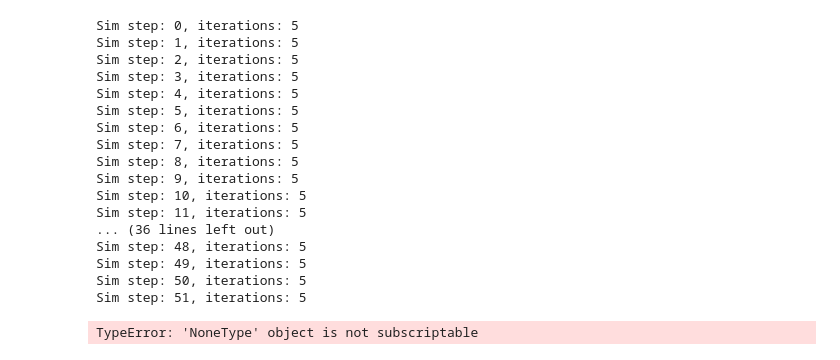
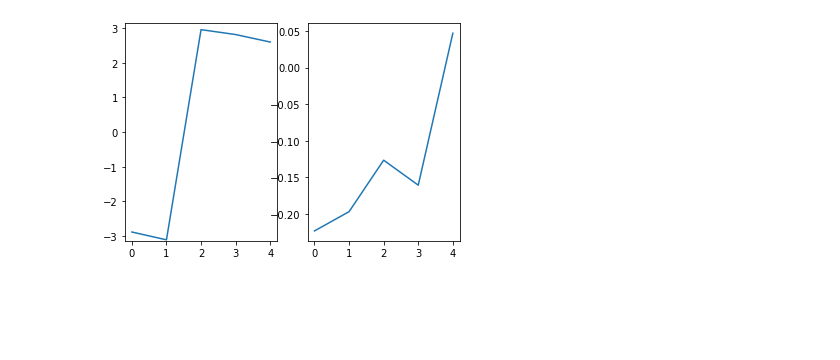
Before and after one commit to Mixxxxx358/NonlinearController, a Jupyter notebook: sincos_mpc_test_casadi.ipynb, the cells around one changed output. Drawn from its saved outputs; the diff is of its cells as text; code cells hidden in the pictures; blank space fills up the shorter version.

```diff
--- a/sincos_mpc_test_casadi.ipynb
+++ b/sincos_mpc_test_casadi.ipynb
@@ -109,12 +110,15 @@ offset = 0
 #++++++++++++++++++ start simulation step +++++++++++++++++++++++
 for k in range(nr_sim_steps):
     # extend normalized reference to form of extended state
-    r = extendReference((reference[:,k:k+Nc] - norm.y0[np.newaxis].T)/norm.ystd[np.newaxis].T, nx, ny, Nc)
+    # r = extendReference((reference[:,k:k+Nc] - norm.y0[np.newaxis].T)/norm.ystd[np.newaxis].T, nx, ny, Nc)
+    # r = extendReference(reference[:,k:k+Nc], nx, ny, Nc)
+    r = extendReference(reference[:,k:k+Nc], 0, ny, Nc)
+    # r = np.tile(reference[:,k:k+1].T,Nc).T
 
     #++++++++++++++++++ start iteration +++++++++++++++++++++++
     for iteration in range(nr_iterations):
         # determine predicted velocity states and output
-        dX0 = differenceVector(X_1, nx)
+        dX0 = differenceVector(X_1[:nx*(Nc+1)], nx)
         dU0 = differenceVector(U_1, nu)
         # determine extended state from predicted output and velocity states
         Z0 = extendState(Y_1, dX0, nx, ny, Nc)
@@ -124,10 +128,13 @@ for k in range(nr_sim_steps):
         list_ext_A, list_ext_B, list_ext_C = extendABC(list_A, list_B, list_C, nx, ny, nu, Nc)
 
         # describe optimization problem
+        Z = getZ(list_ext_C,Nc,ny,nz)
         Phi = get_Phi(list_ext_A, Nc, nz)
         Gamma = get_Gamma(list_ext_A, list_ext_B, Nc, nz, nu)
-        G = 2*(Psi + Gamma.T @ Omega @ Gamma)
-        F = 2*(Gamma.T @ Omega @ (Phi @ Z0[:nz] - r))
+        G = 2*(Gamma.T @ (Z.T @ Omega1 @ Z + Omega2) @ Gamma)
+        F = 2*(Gamma.T @ (Z.T @ Omega1 @ (Z @ Phi @ Z0[:nz] - r) + Omega2 @ Phi @ Z0[:nz]))
+        # G = 2*(Psi + Gamma.T @ Omega @ Gamma)
+        # F = 2*(Gamma.T @ Omega @ (Phi @ Z0[:nz] - r))
         # describe constraints
         L = (M @ Gamma + E @ Lambda)
         alpha = np.ones((Nc,1))*U_1[0,0]
@@ -138,9 +145,9 @@ for k in range(nr_sim_steps):
         Le = np.hstack((L, -np.ones((Nc*2*(nz+nu)+2*nz,ne))))
 
         # solve for optimal U over prediction horizon
-        # opt_result = qp.solve_qp(Ge,Fe,Le,c+W,solver="osqp",initvals=np.hstack((dU0[:,0],0)))
-        opt_result = qp.solve_qp(Ge,Fe,Le,c+W,solver="osqp")
-        # opt_result = qp.solve_qp(Ge,Fe,solver="osqp")
+        # opt_result = qp.solve_qp(Ge,Fe,Le,c+W,solver="osqp",initvals=np.hstack((dU0[:,0],e)))
+        # opt_result = qp.solve_qp(Ge,Fe,Le,c+W,solver="osqp")
+        opt_result = qp.solve_qp(Ge,Fe,solver="osqp",initvals=np.hstack((dU0[:,0],e)))
         # split optimization result in optimal input and soft bound variable e
         dU0[:,0] = opt_result[:Nc*nu]
         e = opt_result[-ne]
@@ -156,11 +163,25 @@ for k in range(nr_sim_steps):
         # determine new X_1 states from known x0 and predicted dX0
         for i in range(2,Nc+1):
             X_1[(i*nx):(i*nx+nx),:] = dX0[((i-1)*nx):((i-1)*nx+nx),:] + X_1[((i-1)*nx):((i-1)*nx+nx),:]
+        X_1[-nx:,:] = dX1[-nx:,:] + X_1[-2*nx:-nx,:]
         for i in range(2,Nc+1):
             U_1[(i*nu):(i*nu+nu),:] = dU0[((i-1)*nu):((i-1)*nu+nu),:] + U_1[((i-1)*nu):((i-1)*nu+nu),:]
 
+        if k==13 and iteration==0:
+            plt.subplot(1,2,1)
+            sinCos =  np.hstack(np.split(Y0,Nc))
+            theta = np.arctan2(sinCos[0,:], sinCos[1,:])
+            plt.ylim((-np.pi,np.pi))
+            plt.plot(theta)
+            # plt.plot(Y0[:,0])
+
+            plt.subplot(1,2,2)
+            dOmegaTheta = np.hstack(np.split(dX1,Nc))
+            plt.plot(dOmegaTheta[1,:])
+            plt.show()
+
         # stopping condition
-        if np.linalg.norm(U_1 - U_1_old) < 1e0:
+        if np.linalg.norm(U_1 - U_1_old) < 1e-1:
             break
     #++++++++++++++++++ end iteration +++++++++++++++++++++++
 
@@ -174,52 +195,35 @@ for k in range(nr_sim_steps):
     q1 = np.array((np.sin(theta1), np.cos(theta1)))
     # normalize output
     y1 = norm_output(q1, norm)
 
     # shift history input and output for encoder
     # for j in range(nb-1):
     #     uhist[0,j] = uhist[0,j+1]
     # uhist[0,nb-1] = torch.Tensor(u0)
     # for j in range(na):
     #     yhist[0,j] = yhist[0,j+1]
     # yhist[0,na] = torch.Tensor([y1])
     # # predict state with encoder
     # x1 = model.encoder(uhist,yhist)
     x1 = np.vstack((omega1, theta1))
 
     # shift predicted states, input, and output one time step k; and replace with measured/observed values
     X_1[:-nx, :] = X_1[nx:, :]; X_1[-nx:, :] = X_1[-2*nx:-nx, :]; X_1[nx:2*nx, :] = x1
     U_1[:-nu, :] = U_1[nu:, :]; U_1[-nu:, :] = U_1[-2*nu:-nu, :]; U_1[:nu, :] = u0
     Y_1[:-ny, :] = Y_1[ny:, :]; Y_1[-ny:, :] = Y_1[-2*ny:-ny, :]; Y_1[ny:2*ny, :] = y1[np.newaxis].T
 
     # log system signals
     log_q[:,k] = q1
     log_w[:,k] = w0
     log_e[:,k] = e
     log_iterations[:,k] = iteration+1
 
     # print progress
-    print("Sim step: " + str(k) + ", iterations: " + str(iteration+1))
+    # print("Sim step: " + str(k) + ", iterations: " + str(iteration+1))
 
 #++++++++++++++++++ end simulation step +++++++++++++++++++++++
 # %% [output]
-Sim step: 0, iterations: 5
-Sim step: 1, iterations: 5
-Sim step: 2, iterations: 5
-Sim step: 3, iterations: 5
-Sim step: 4, iterations: 5
-Sim step: 5, iterations: 5
-Sim step: 6, iterations: 5
-Sim step: 7, iterations: 5
-Sim step: 8, iterations: 5
-Sim step: 9, iterations: 5
-Sim step: 10, iterations: 5
-Sim step: 11, iterations: 5
-... (36 lines left out)
-Sim step: 48, iterations: 5
-Sim step: 49, iterations: 5
-Sim step: 50, iterations: 5
-Sim step: 51, iterations: 5
-TypeError: 'NoneType' object is not subscriptable
+[figure, added]
 # %%
 # logs from other scripts
 log_q_nmpc = np.load("NonlinearController/experiments/log_q.npy")
```
Also changed, not shown: parts of 10 cells of this notebook.
